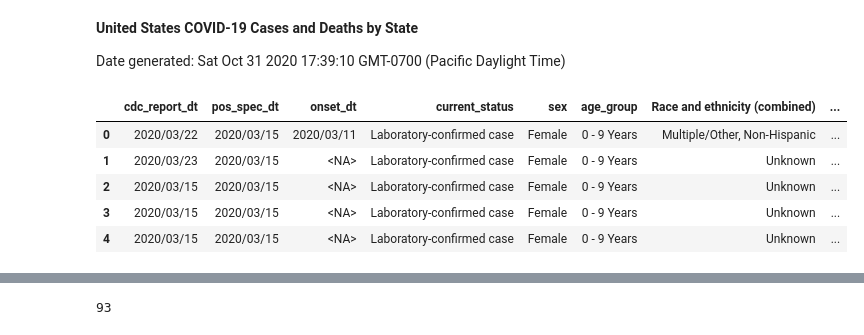
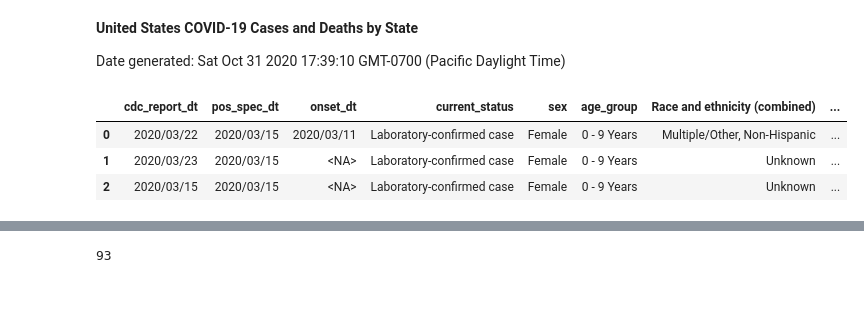
Before and after one commit to alleyvolta/C19, a Jupyter notebook: Covid-19 Analysis.ipynb, the cells around one changed output, grey strips where cells are left out. Cells and saved outputs as stored; diff of their text form; code cells hidden in the pictures; blank space fills up the shorter version.

```diff
--- a/Covid-19 Analysis.ipynb
+++ b/Covid-19 Analysis.ipynb
@@ -14,12 +14,10 @@ cspud = pd.read_csv("COVID-19_Case_Surveillance_Public_Use_Data.csv",
                            "Race and ethnicity '('combined)": "string","hosp_yn": "string","icu_yn": "string",
                            "death_yn": "string","medcond_yn": "string"})
 # %%
-cspud.head()
+cspud.head(3)
 # %% [output]
 |  | cdc_report_dt | pos_spec_dt | onset_dt | current_status | sex | age_group | Race and ethnicity (combined) | ... |
 | 0 | 2020/03/22 | 2020/03/15 | 2020/03/11 | Laboratory-confirmed case | Female | 0 - 9 Years | Multiple/Other, Non-Hispanic | ... |
 | 1 | 2020/03/23 | 2020/03/15 | <NA> | Laboratory-confirmed case | Female | 0 - 9 Years | Unknown | ... |
 | 2 | 2020/03/15 | 2020/03/15 | <NA> | Laboratory-confirmed case | Female | 0 - 9 Years | Unknown | ... |
-| 3 | 2020/03/15 | 2020/03/15 | <NA> | Laboratory-confirmed case | Female | 0 - 9 Years | Unknown | ... |
-| 4 | 2020/03/15 | 2020/03/15 | <NA> | Laboratory-confirmed case | Female | 0 - 9 Years | Unknown | ... |
 # %%
```
Also changed, not shown: parts of 31 cells of this notebook.
